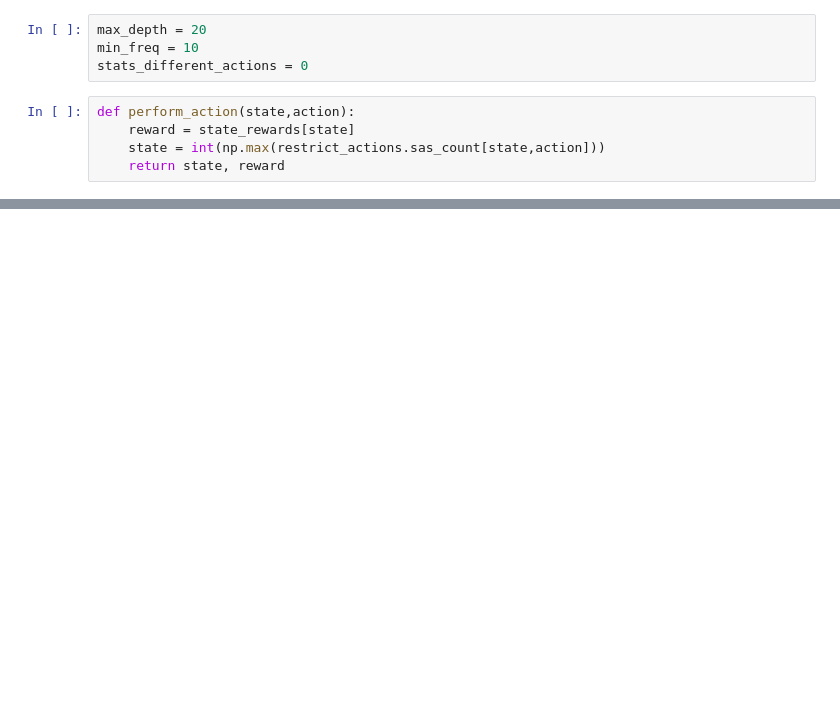
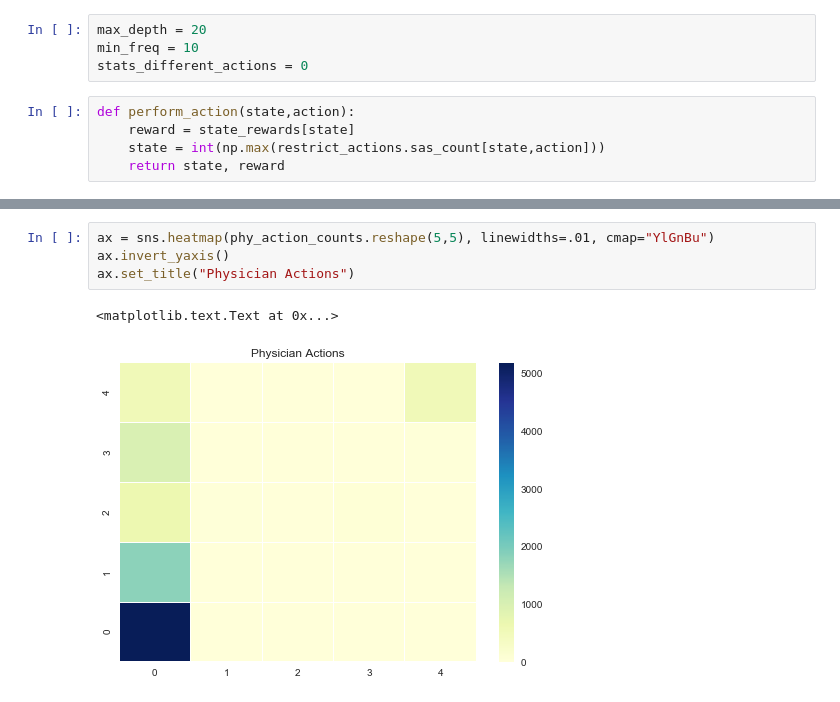
Before and after one commit to wihl/cs282-f17-xuefeng-yi-david, a Jupyter notebook: code/MOE/writeup.ipynb, the cells around one changed output, grey strips where cells are left out. Saved outputs shown, nothing was run; the diff lists cells and outputs as text; blank space fills up the shorter version.

```diff
--- a/code/MOE/writeup.ipynb
+++ b/code/MOE/writeup.ipynb
@@ -406,0 +393,7 @@ plt.hist(given_reward_dist)
+# %%
+ax = sns.heatmap(phy_action_counts.reshape(5,5), linewidths=.01, cmap="YlGnBu")
+ax.invert_yaxis()
+ax.set_title("Physician Actions")
+# %% [output]
+<matplotlib.text.Text at 0x...>
+[figure, added]
```
Also changed, not shown: parts of 13 cells of this notebook, 2 other files.
